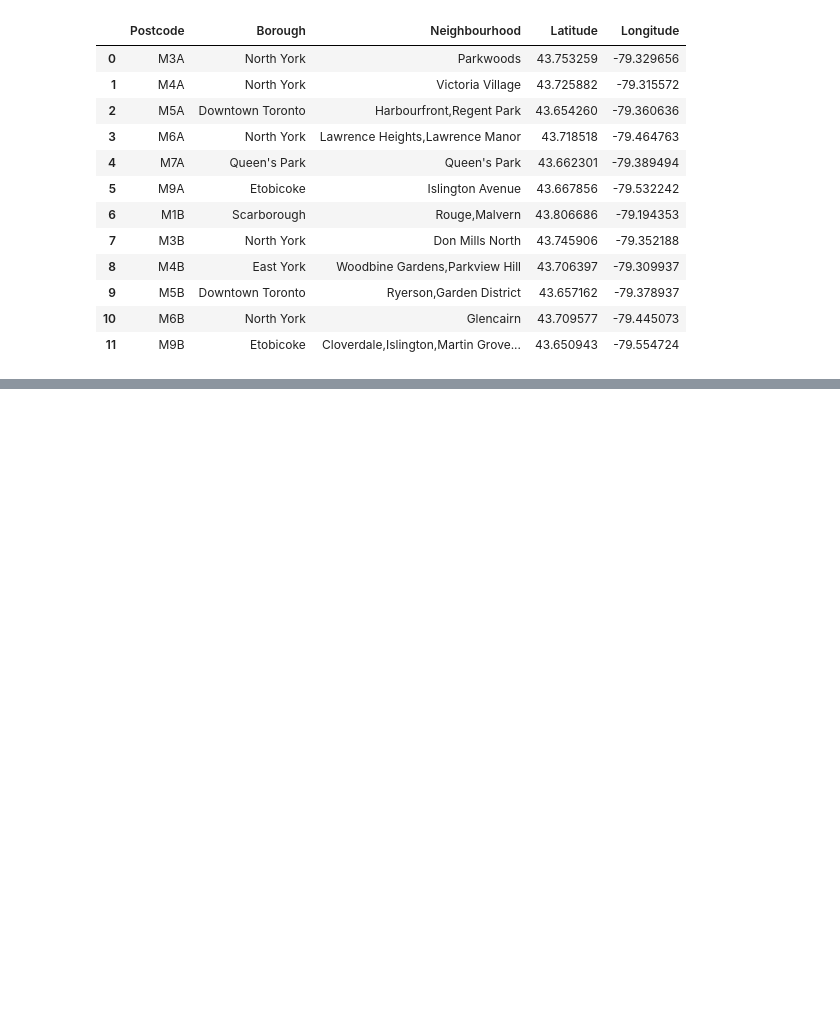
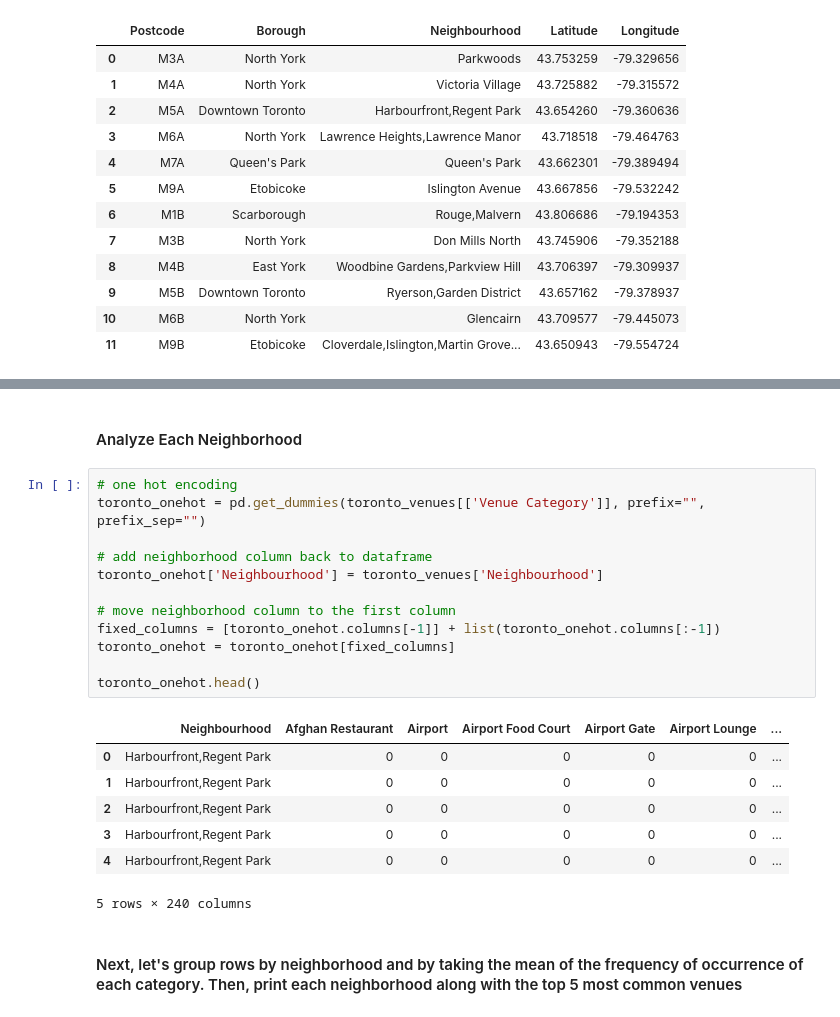
Before and after one commit to thaisceline/Coursera_Capstone, a Jupyter notebook: Neighborhoods in Toronto.ipynb, the cells around one changed output, grey strips where cells are left out. Saved outputs shown, nothing was run; the diff lists cells and outputs as text; blank space fills up the shorter version.

```diff
--- a/Neighborhoods in Toronto.ipynb
+++ b/Neighborhoods in Toronto.ipynb
@@ -195,0 +388,24 @@ df_coords.head(12)
+# %% [markdown]
+#### Analyze Each Neighborhood
+# %%
+# one hot encoding
+toronto_onehot = pd.get_dummies(toronto_venues[['Venue Category']], prefix="", prefix_sep="")
+
+# add neighborhood column back to dataframe
+toronto_onehot['Neighbourhood'] = toronto_venues['Neighbourhood']
+
+# move neighborhood column to the first column
+fixed_columns = [toronto_onehot.columns[-1]] + list(toronto_onehot.columns[:-1])
+toronto_onehot = toronto_onehot[fixed_columns]
+
+toronto_onehot.head()
+# %% [output]
+|  | Neighbourhood | Afghan Restaurant | Airport | Airport Food Court | Airport Gate | Airport Lounge | ... |
+| 0 | Harbourfront,Regent Park | 0 | 0 | 0 | 0 | 0 | ... |
+| 1 | Harbourfront,Regent Park | 0 | 0 | 0 | 0 | 0 | ... |
+| 2 | Harbourfront,Regent Park | 0 | 0 | 0 | 0 | 0 | ... |
+| 3 | Harbourfront,Regent Park | 0 | 0 | 0 | 0 | 0 | ... |
+| 4 | Harbourfront,Regent Park | 0 | 0 | 0 | 0 | 0 | ... |
+5 rows × 240 columns
+# %% [markdown]
+#### Next, let's group rows by neighborhood and by taking the mean of the frequency of occurrence of each category. Then, print each neighborhood along with the top 5 most common venues
```
Also changed, not shown: parts of 30 cells of this notebook.
